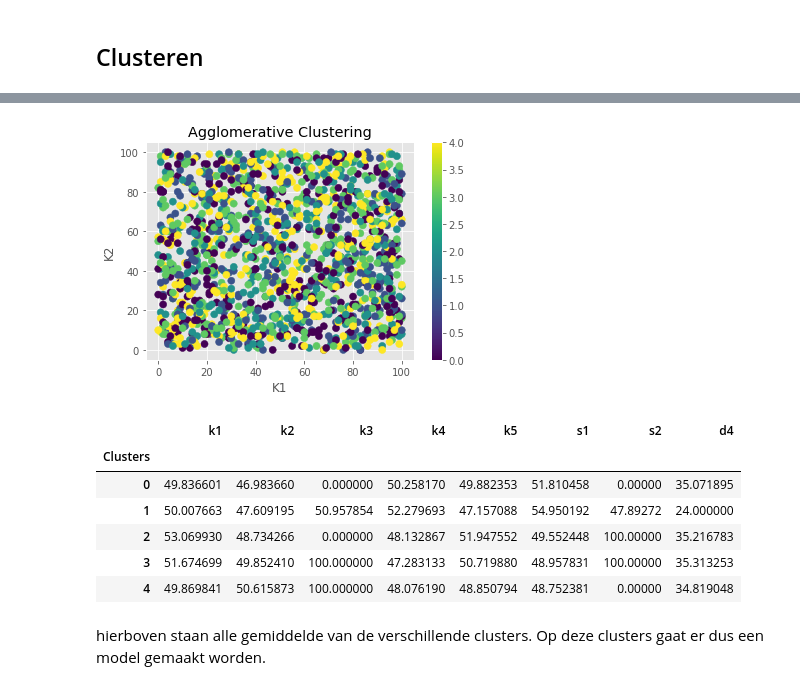
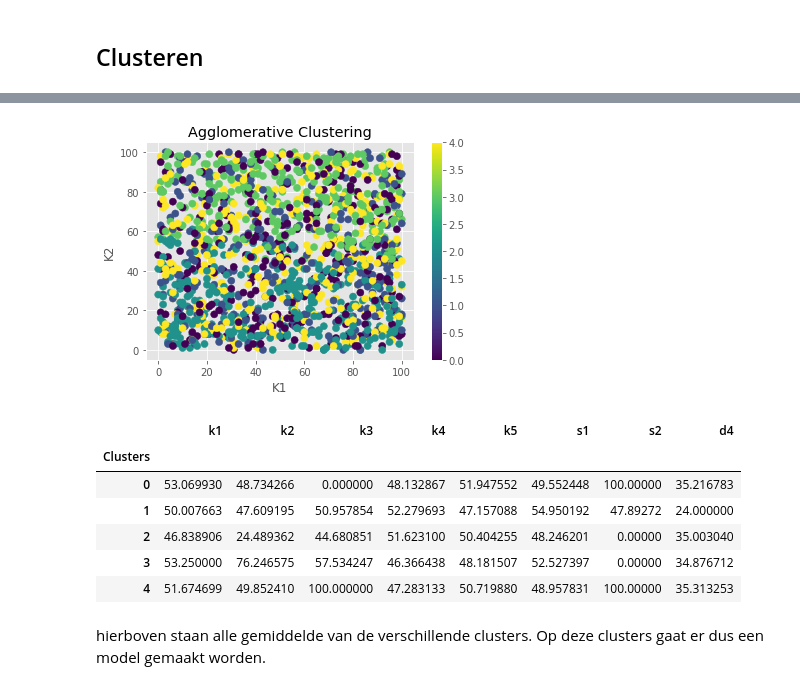
Before and after one commit to annevogel13/Smartie, a Jupyter notebook: TF-Model/TF-Model_V1.ipynb, the cells around one changed output, grey strips where cells are left out. Drawn from its saved outputs; the diff is of its cells as text; code cells hidden in the pictures.

```diff
--- a/TF-Model/TF-Model_V1.ipynb
+++ b/TF-Model/TF-Model_V1.ipynb
@@ -231,9 +247,12 @@ hac.fit(df_scaled)
 cluster_assignments = hac.labels_
 
 # Assigning the clusters to each profile
-df_scaled['Cluster #'] = cluster_assignments
+df['Clusters'] = cluster_assignments
+del df_scaled
 
-# Viewing the dating profiles with cluster assignments
-df_scaled
+
+df['k3'] = df['k3'] * 100
+df['s2'] = df['s2'] * 100
+df
 # %% [output]
 |  | k1 | k2 | k3 | k4 | k5 | s1 | s2 | d4 | Cluster # |
@@ -270,27 +271,26 @@ df
 # %%
-df["Clusters"] = df_scaled['Cluster #']
 data = df
 fig = plt.figure()
 ax = fig.add_subplot(111)
 scatter = ax.scatter(data['k1'], [data['k2']], c=data["Clusters"], s=50)
 ax.set_title("Agglomerative Clustering")
 ax.set_xlabel("K1")
 ax.set_ylabel("K2")
 plt.colorbar(scatter)
 plt.show()
 # %% [output]
-[figure, old version]
+[figure, new version]
 # %%
 df_grouped = df.groupby(by=["Clusters"]).mean()
 df_grouped
 # %% [output]
 |  | k1 | k2 | k3 | k4 | k5 | s1 | s2 | d4 |
 | Clusters |  |  |  |  |  |  |  |  |
-| 0 | 49.836601 | 46.983660 | 0.000000 | 50.258170 | 49.882353 | 51.810458 | 0.00000 | 35.071895 |
+| 0 | 53.069930 | 48.734266 | 0.000000 | 48.132867 | 51.947552 | 49.552448 | 100.00000 | 35.216783 |
 | 1 | 50.007663 | 47.609195 | 50.957854 | 52.279693 | 47.157088 | 54.950192 | 47.89272 | 24.000000 |
-| 2 | 53.069930 | 48.734266 | 0.000000 | 48.132867 | 51.947552 | 49.552448 | 100.00000 | 35.216783 |
-| 3 | 51.674699 | 49.852410 | 100.000000 | 47.283133 | 50.719880 | 48.957831 | 100.00000 | 35.313253 |
-| 4 | 49.869841 | 50.615873 | 100.000000 | 48.076190 | 48.850794 | 48.752381 | 0.00000 | 34.819048 |
+| 2 | 46.838906 | 24.489362 | 44.680851 | 51.623100 | 50.404255 | 48.246201 | 0.00000 | 35.003040 |
+| 3 | 53.250000 | 76.246575 | 57.534247 | 46.366438 | 48.181507 | 52.527397 | 0.00000 | 34.876712 |
+| 4 | 51.674699 | 49.852410 | 100.000000 | 47.283133 | 50.719880 | 48.957831 | 100.00000 | 35.313253 |
 # %% [markdown]
 hierboven staan alle gemiddelde van de verschillende clusters. Op deze clusters gaat er dus een model gemaakt worden.
 # %% [markdown]
```
Also changed, not shown: parts of 25 cells of this notebook, 5 other files.
